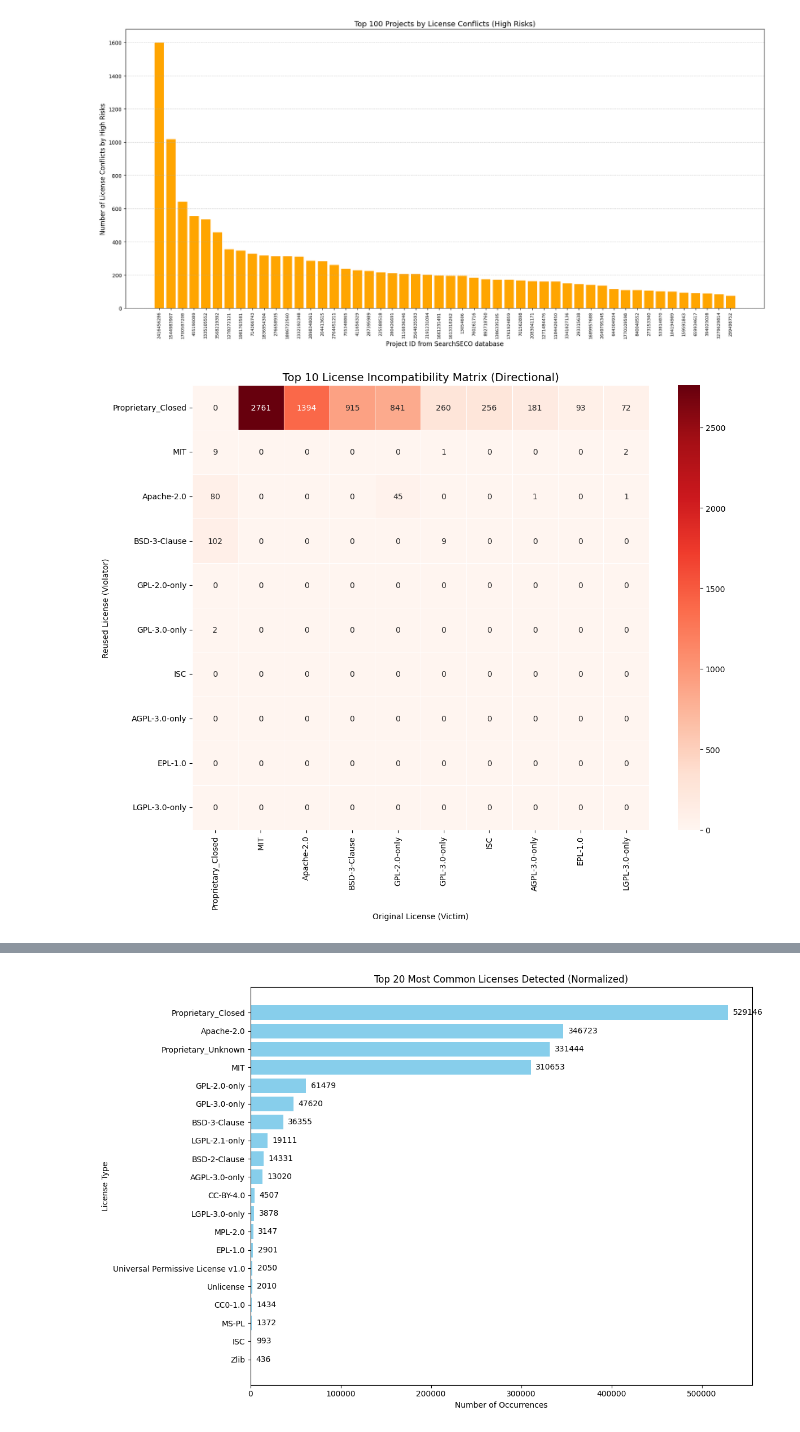
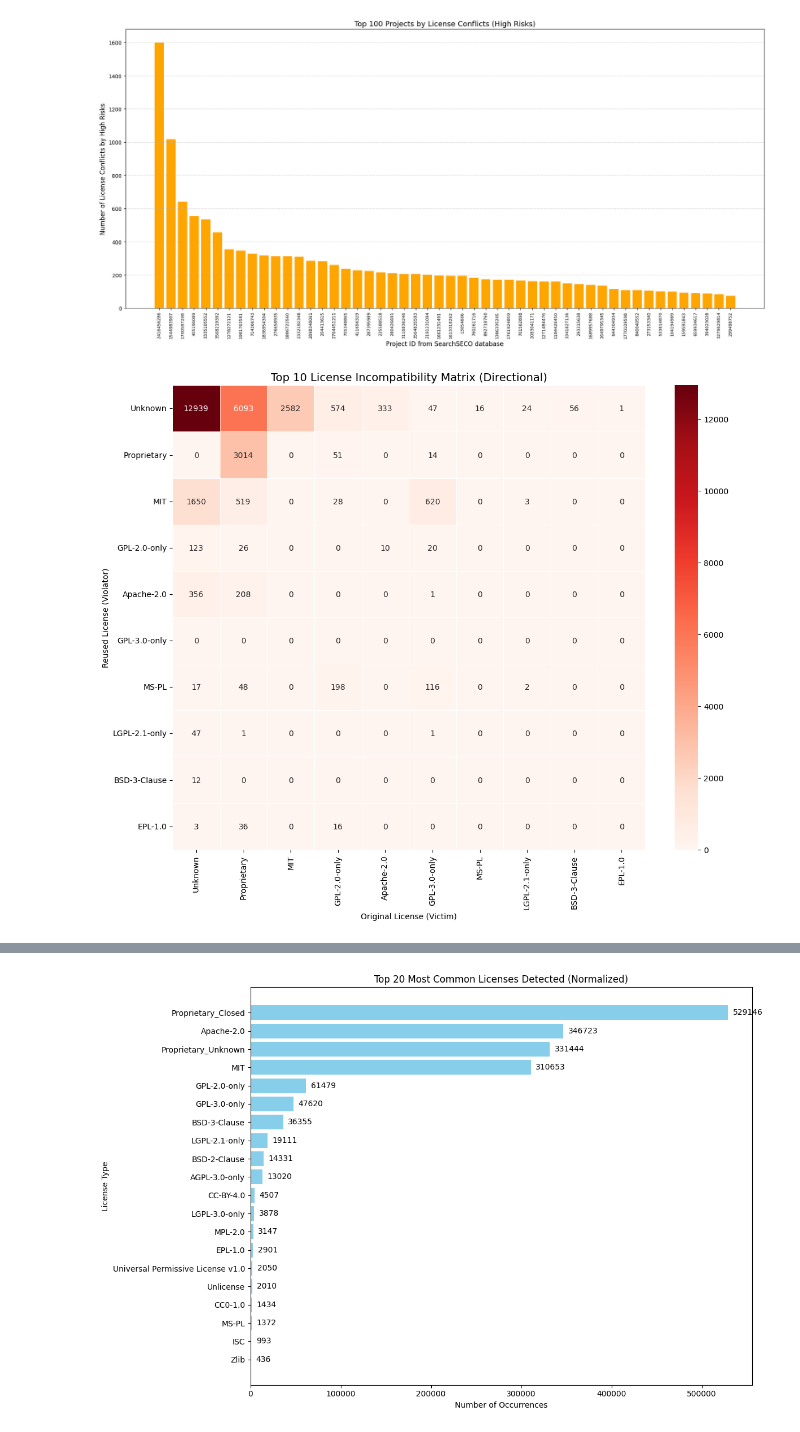
Before and after one commit to SecureSECO/searchSECO-miner, a Jupyter notebook: python_script/get_statistics_results.ipynb, the cells around one changed output, grey strips where cells are left out. Drawn from its saved outputs; the diff is of its cells as text; code cells hidden in the pictures.

```diff
--- a/python_script/get_statistics_results.ipynb
+++ b/python_script/get_statistics_results.ipynb
@@ -384,7 +381,7 @@ def build_license_matrix(violations, top_n=10):
     for v in violations:
         if "incompatible with" in v:
             left, right = v.split("incompatible with")
-            left = left.strip()
+            left = left.split(":")[-1].strip()
             right = right.strip()
             pair_counts[(left, right)] += 1  # directional
 
@@ -401,34 +398,34 @@ def build_license_matrix(violations, top_n=10):
 
     for (l1, l2), count in pair_counts.items():
         if l1 in top_licenses and l2 in top_licenses:
             matrix.loc[l1, l2] = count  # keep direction only
 
     return matrix
 
 
 def plot_license_heatmap(matrix):
     plt.figure(figsize=(12, 10))
     sns.heatmap(
         matrix,
         annot=True,
         fmt="d",
         cmap="Reds",
         cbar=True,
         linewidths=0.5
     )
     plt.title("Top 10 License Incompatibility Matrix (Directional)", fontsize=14)
     plt.xlabel("Original License (Victim)")
     plt.ylabel("Reused License (Violator)")
     plt.tight_layout()
     plt.show()
 
 
 if __name__ == "__main__":
     violations = fetch_license_conflicts()
     matrix = build_license_matrix(violations, top_n=10)
     plot_license_heatmap(matrix)
 # %% [output]
-[figure, old version]
+[figure, new version]
 # %%
 import matplotlib.pyplot as plt
 import seaborn as sns
```
Also changed, not shown: parts of 3 cells of this notebook, 9 other files.
